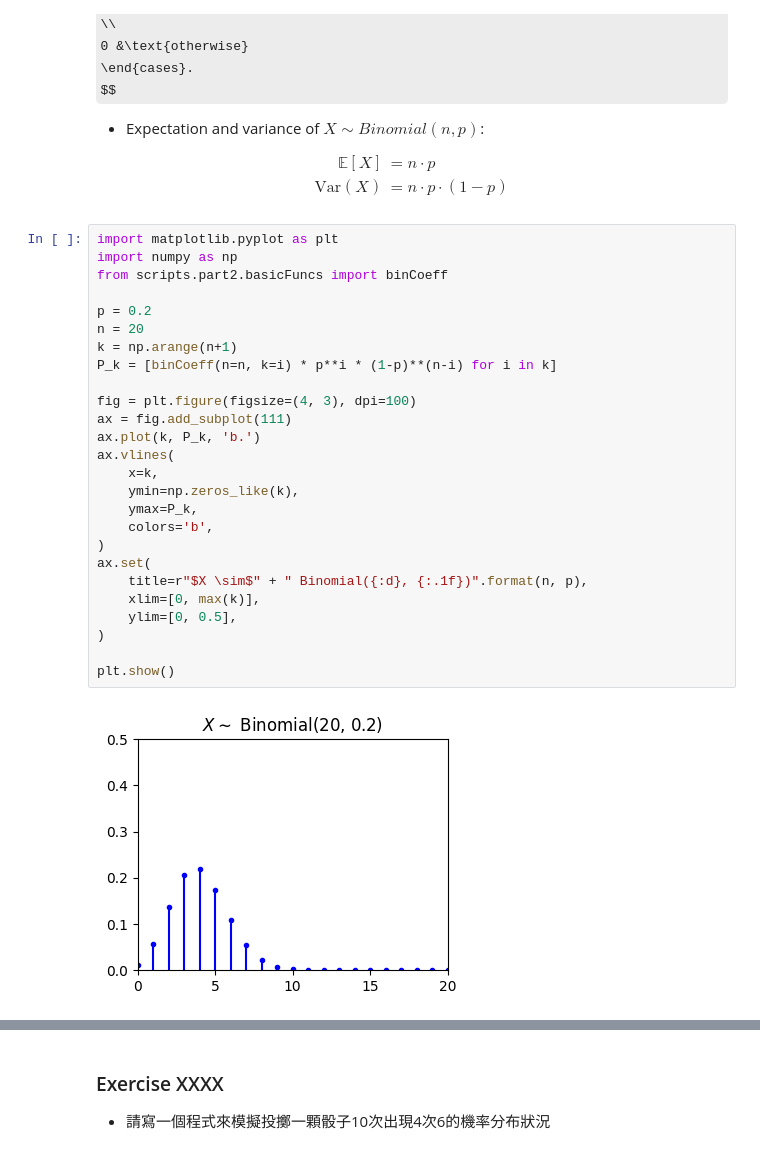
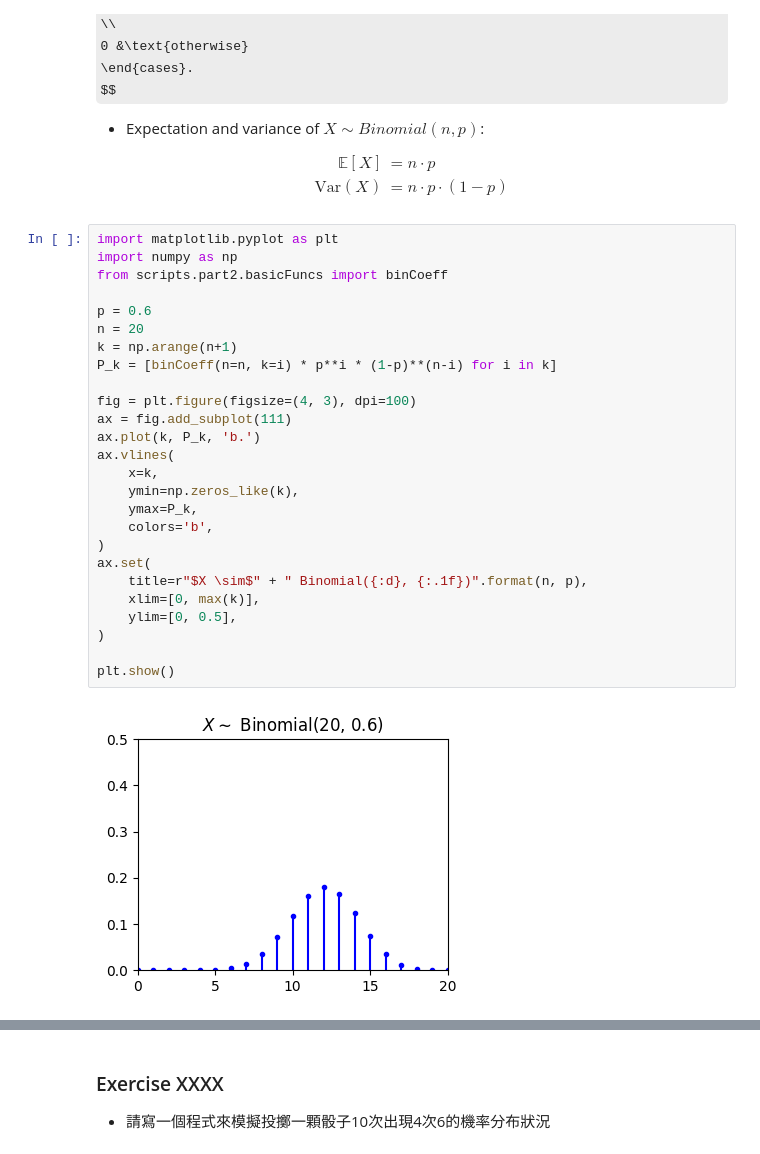
Before and after one commit to bruce88617/nycudopcs_advanced, a Jupyter notebook: Lectures/Lecture02/Lecture02.ipynb, the cells around one changed output, grey strips where cells are left out. Drawn from its saved outputs; the diff is of its cells as text; some formulas as TeX source.

```diff
--- a/Lectures/Lecture02/Lecture02.ipynb
+++ b/Lectures/Lecture02/Lecture02.ipynb
@@ -566,31 +566,31 @@ $$
 # %%
 import matplotlib.pyplot as plt
 import numpy as np
 from scripts.part2.basicFuncs import binCoeff
 
-p = 0.2
+p = 0.6
 n = 20
 k = np.arange(n+1)
 P_k = [binCoeff(n=n, k=i) * p**i * (1-p)**(n-i) for i in k]
 
 fig = plt.figure(figsize=(4, 3), dpi=100)
 ax = fig.add_subplot(111)
 ax.plot(k, P_k, 'b.')
 ax.vlines(
     x=k,
     ymin=np.zeros_like(k),
     ymax=P_k,
     colors='b',
 )
 ax.set(
     title=r"$X \sim$" + " Binomial({:d}, {:.1f})".format(n, p),
     xlim=[0, max(k)],
     ylim=[0, 0.5],
 )
 
 plt.show()
 # %% [output]
-[figure, old version]
+[figure, new version]
 # %%
 from scripts.part2.testFuncs import test4
 
```
Also changed, not shown: parts of 6 cells of this notebook.
